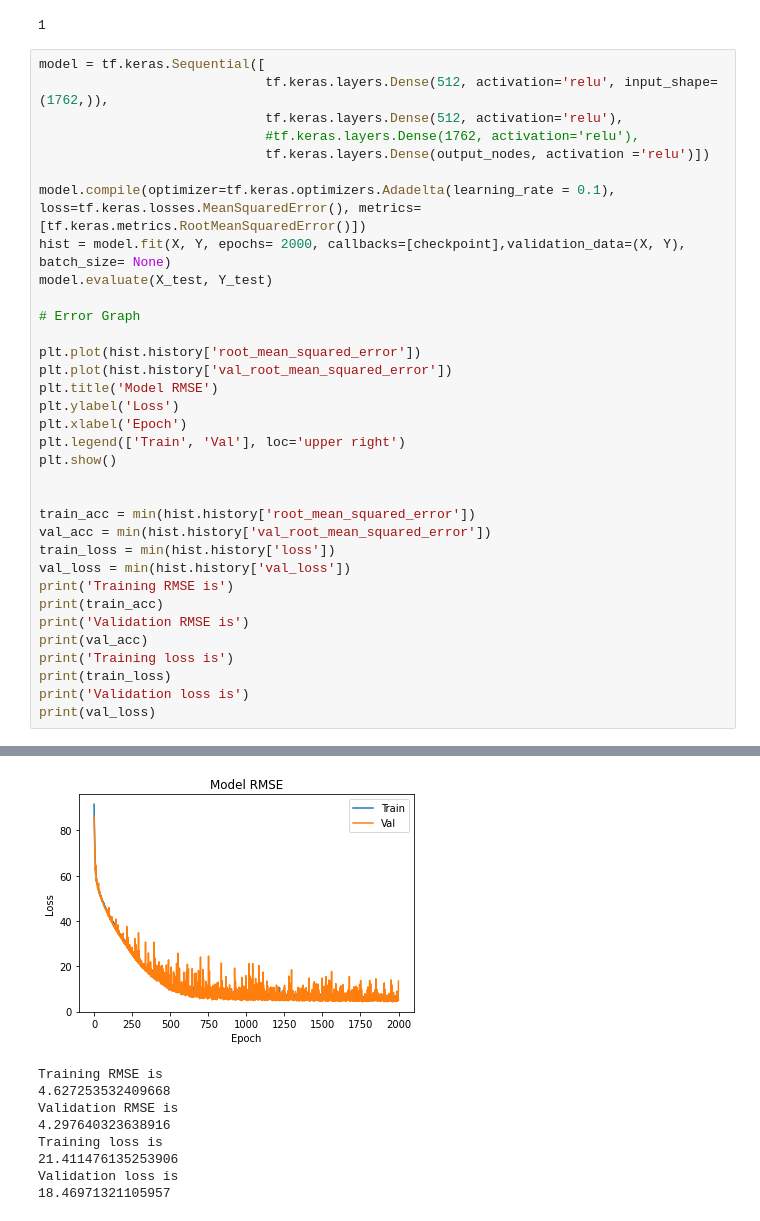
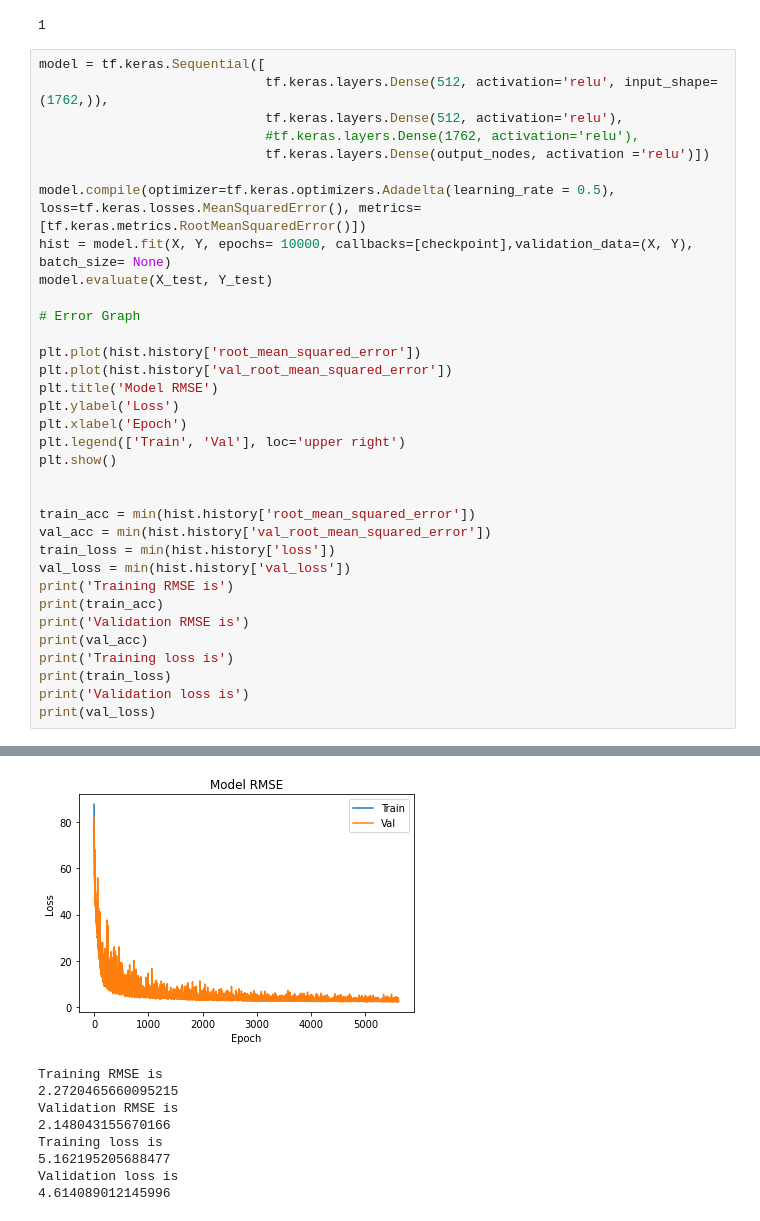
Before and after one commit to Swayamprakashpatel/Sol_ME, a Jupyter notebook: Sol_ME.ipynb, the cells around one changed output, grey strips where cells are left out. Drawn from its saved outputs; the diff is of its cells as text.

```diff
--- a/Sol_ME.ipynb
+++ b/Sol_ME.ipynb
@@ -69,8 +69,8 @@ model = tf.keras.Sequential([
                              #tf.keras.layers.Dense(1762, activation='relu'),
                              tf.keras.layers.Dense(output_nodes, activation ='relu')])
 
-model.compile(optimizer=tf.keras.optimizers.Adadelta(learning_rate = 0.1), loss=tf.keras.losses.MeanSquaredError(), metrics=[tf.keras.metrics.RootMeanSquaredError()])
-hist = model.fit(X, Y, epochs= 2000, callbacks=[checkpoint],validation_data=(X, Y), batch_size= None)
+model.compile(optimizer=tf.keras.optimizers.Adadelta(learning_rate = 0.5), loss=tf.keras.losses.MeanSquaredError(), metrics=[tf.keras.metrics.RootMeanSquaredError()])
+hist = model.fit(X, Y, epochs= 10000, callbacks=[checkpoint],validation_data=(X, Y), batch_size= None)
 model.evaluate(X_test, Y_test)
 
 # Error Graph
@@ -117,12 +117,12 @@ Epoch 1905:
-[figure, old version]
+[figure, new version]
 Training RMSE is
-4.627253532409668
+2.2720465660095215
 Validation RMSE is
-4.297640323638916
+2.148043155670166
 Training loss is
-21.411476135253906
+5.162195205688477
 Validation loss is
-18.46971321105957
+4.614089012145996
 # %%
 plt.plot(hist.history['root_mean_squared_error'])
 plt.plot(hist.history['val_root_mean_squared_error'])
```
Also changed, not shown: parts of 4 cells of this notebook.
